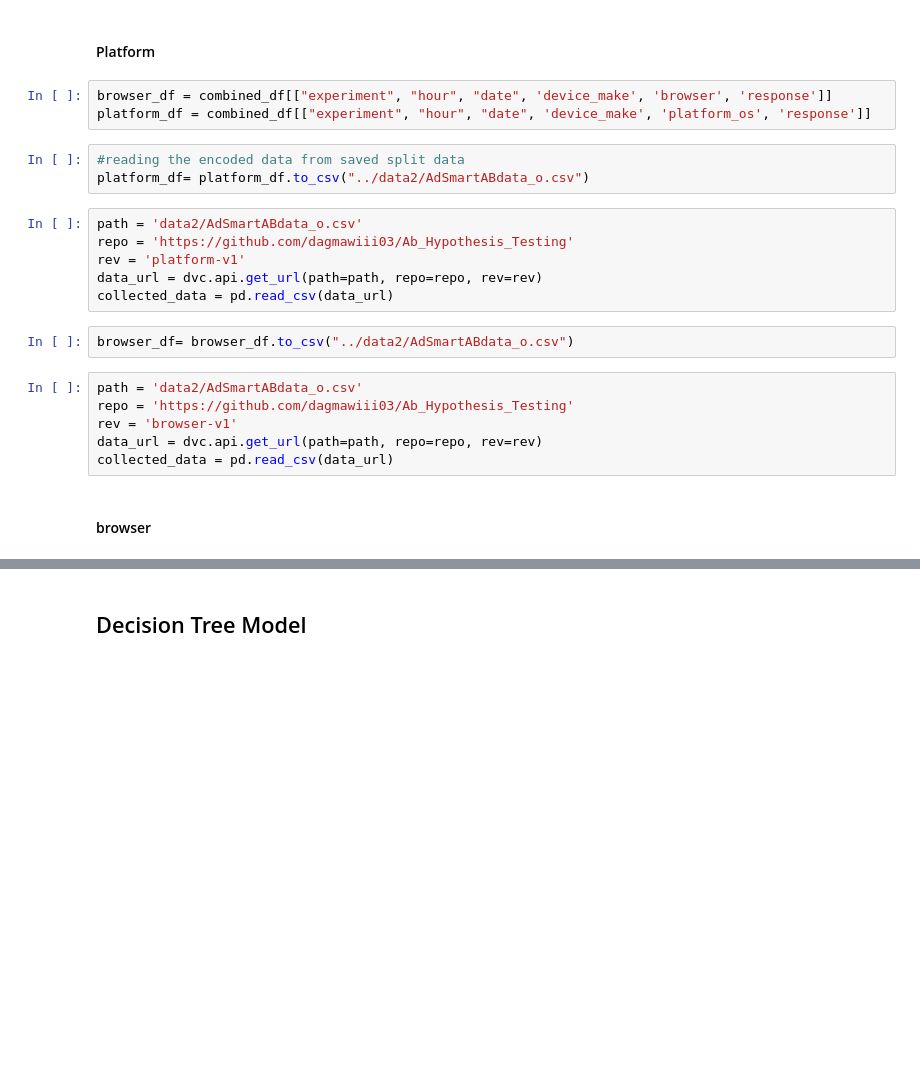
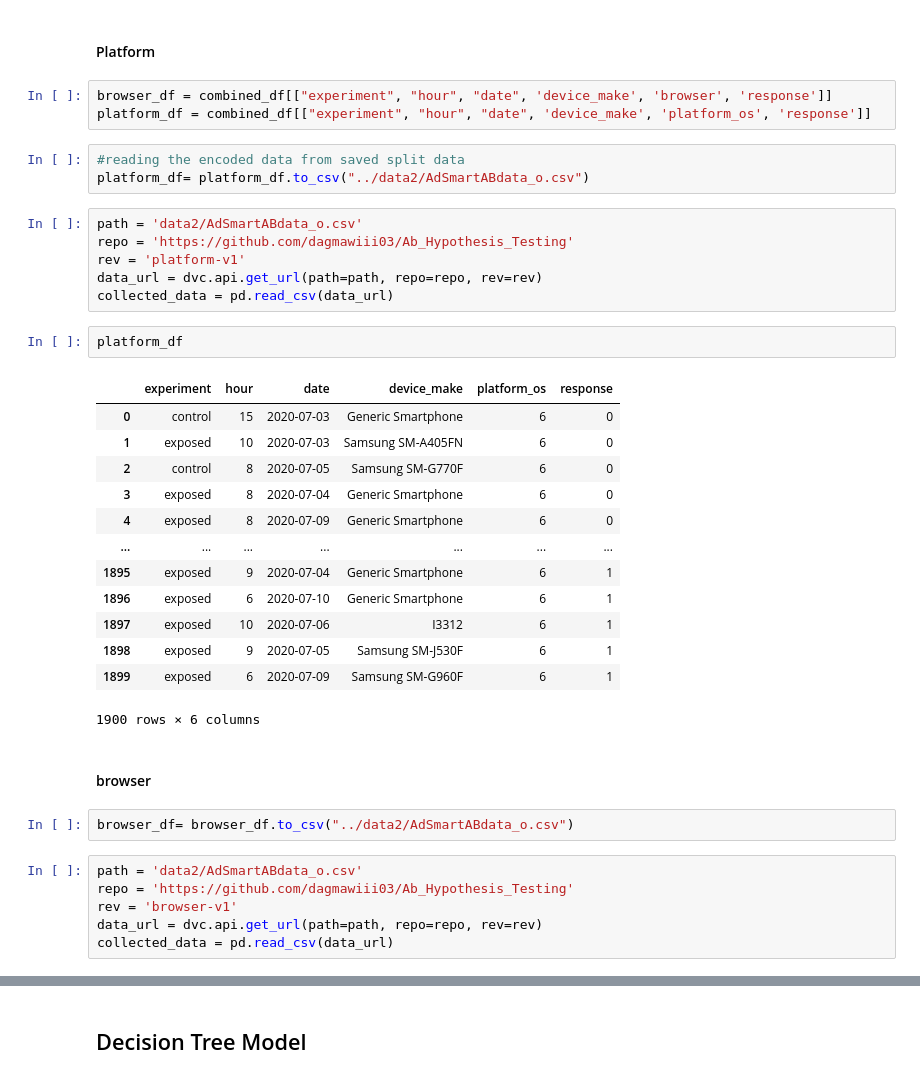
Before and after one commit to dagmawiii03/Ab_Hypothesis_Testing, a Jupyter notebook: Notebooks/ML__AbTest.ipynb, the cells around one changed output, grey strips where cells are left out. Saved outputs shown, nothing was run; the diff lists cells and outputs as text; blank space fills up the shorter version.

```diff
--- a/Notebooks/ML__AbTest.ipynb
+++ b/Notebooks/ML__AbTest.ipynb
@@ -139,27 +155,43 @@ def split_train_test(X, y, test_size=0.1):
     return train_test_split(X, y, test_size=test_size, random_state=42)
 # %% [markdown]
 #### Platform
-# %%
-browser_df = combined_df[["experiment", "hour", "date", 'device_make', 'browser', 'response']]
-platform_df = combined_df[["experiment", "hour", "date", 'device_make', 'platform_os', 'response']]
+# %%
+browser_df = combined_df[["experiment", "hour", "date", 'device_make', 'browser', 'response']]
+platform_df = combined_df[["experiment", "hour", "date", 'device_make', 'platform_os', 'response']]
 # %%
 #reading the encoded data from saved split data
 platform_df= platform_df.to_csv("../data2/AdSmartABdata_o.csv")
-# %%
-path = 'data2/AdSmartABdata_o.csv'
-repo = 'https://github.com/dagmawiii03/Ab_Hypothesis_Testing'
-rev = 'platform-v1'
-data_url = dvc.api.get_url(path=path, repo=repo, rev=rev)
-collected_data = pd.read_csv(data_url)
-# %%
-browser_df= browser_df.to_csv("../data2/AdSmartABdata_o.csv")
-# %%
-path = 'data2/AdSmartABdata_o.csv'
-repo = 'https://github.com/dagmawiii03/Ab_Hypothesis_Testing'
-rev = 'browser-v1'
-data_url = dvc.api.get_url(path=path, repo=repo, rev=rev)
-collected_data = pd.read_csv(data_url)
+# %%
+path = 'data2/AdSmartABdata_o.csv'
+repo = 'https://github.com/dagmawiii03/Ab_Hypothesis_Testing'
+rev = 'platform-v1'
+data_url = dvc.api.get_url(path=path, repo=repo, rev=rev)
+collected_data = pd.read_csv(data_url)
+# %%
+platform_df
+# %% [output]
+|  | experiment | hour | date | device_make | platform_os | response |
+| 0 | control | 15 | 2020-07-03 | Generic Smartphone | 6 | 0 |
+| 1 | exposed | 10 | 2020-07-03 | Samsung SM-A405FN | 6 | 0 |
+| 2 | control | 8 | 2020-07-05 | Samsung SM-G770F | 6 | 0 |
+| 3 | exposed | 8 | 2020-07-04 | Generic Smartphone | 6 | 0 |
+| 4 | exposed | 8 | 2020-07-09 | Generic Smartphone | 6 | 0 |
+| ... | ... | ... | ... | ... | ... | ... |
+| 1895 | exposed | 9 | 2020-07-04 | Generic Smartphone | 6 | 1 |
+| 1896 | exposed | 6 | 2020-07-10 | Generic Smartphone | 6 | 1 |
+| 1897 | exposed | 10 | 2020-07-06 | I3312 | 6 | 1 |
+| 1898 | exposed | 9 | 2020-07-05 | Samsung SM-J530F | 6 | 1 |
+| 1899 | exposed | 6 | 2020-07-09 | Samsung SM-G960F | 6 | 1 |
+1900 rows × 6 columns
 # %% [markdown]
 #### browser
+# %%
+browser_df= browser_df.to_csv("../data2/AdSmartABdata_o.csv")
+# %%
+path = 'data2/AdSmartABdata_o.csv'
+repo = 'https://github.com/dagmawiii03/Ab_Hypothesis_Testing'
+rev = 'browser-v1'
+data_url = dvc.api.get_url(path=path, repo=repo, rev=rev)
+collected_data = pd.read_csv(data_url)
 # %%
 browser_df= pd.read_csv("../data/browser.csv")
```
Also changed, not shown: parts of 26 cells of this notebook, 10 other files.
